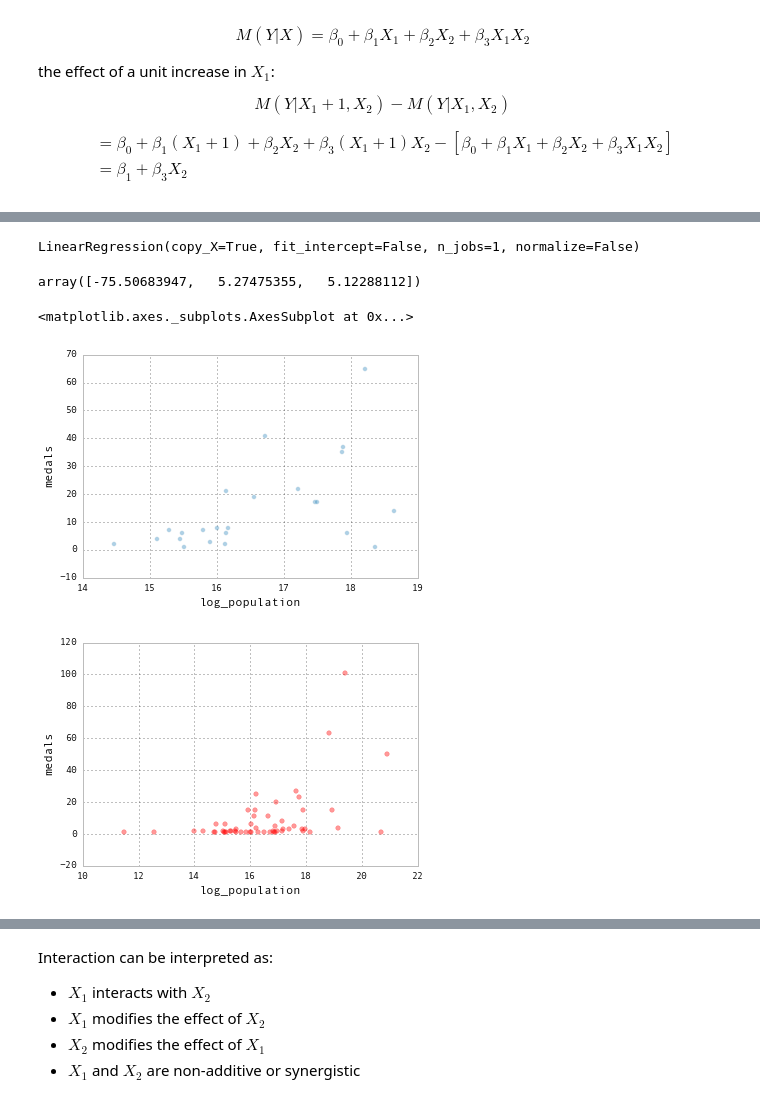
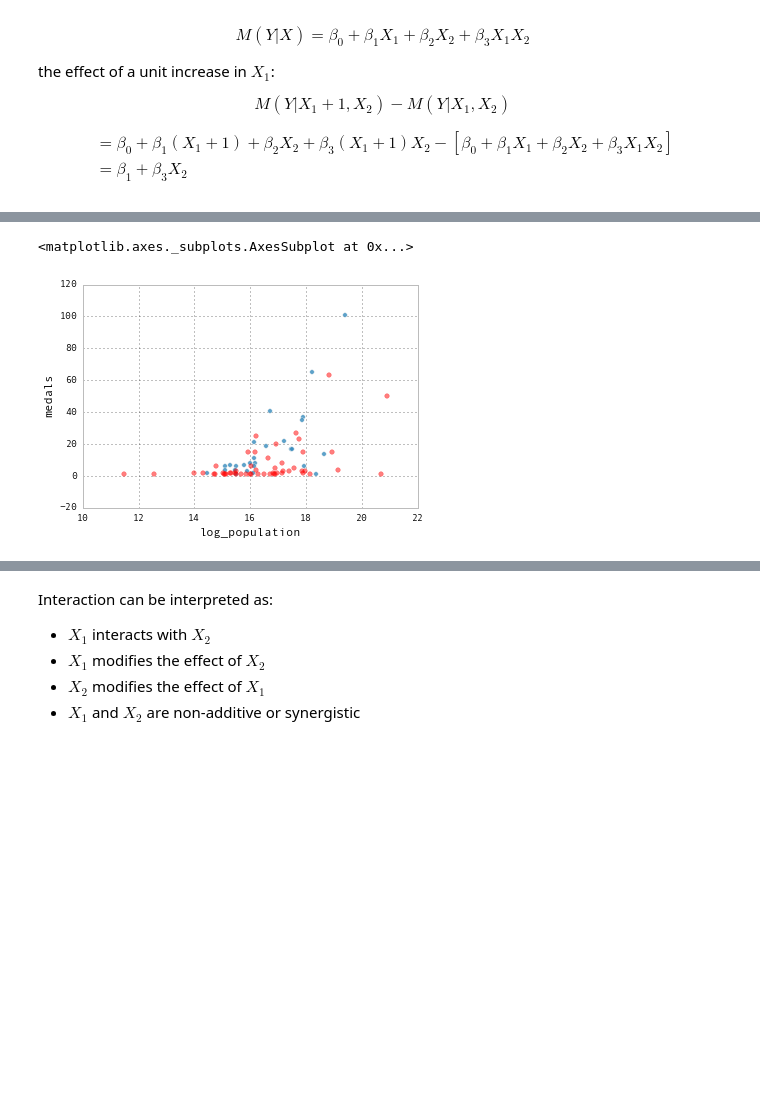
Before and after one commit to fonnesbeck/scipy2015_tutorial, a Jupyter notebook: notebooks/3. Fitting Regression Models.ipynb, the cells around one changed output, grey strips where cells are left out. Saved outputs shown, nothing was run; the diff lists cells and outputs as text; code cells hidden in the pictures; blank space fills up the shorter version.

```diff
--- a/notebooks/3. Fitting Regression Models.ipynb
+++ b/notebooks/3. Fitting Regression Models.ipynb
@@ -250,0 +263,3 @@ plt.plot(x, poly_line.predict(X), color='blue',
+# %%
+medals = pd.read_csv('../data/medals.csv')
+medals.head()
@@ -330,17 +387,6 @@ DesignMatrix with shape (207, 4)
-# %%
-interaction_model = linear_model.LinearRegression(fit_intercept=False)
-interaction_model.fit(X, y)
-# %% [output]
-LinearRegression(copy_X=True, fit_intercept=False, n_jobs=1, normalize=False)
-# %%
-interaction_model.coef_
-# %% [output]
-array([-75.50683947,   5.27475355,   5.12288112])
 # %%
-ax = medals_data[medals_data.oecd].plot(x='log_population', y='medals', kind='scatter', alpha=0.4)
-medals_data[~medals_data.oecd].plot(x='log_population', y='medals', kind='scatter', color='r',
-                                           alpha=0.4)
+ax = medals[medals.oecd==1].plot(x='log_population', y='medals', kind='scatter', alpha=0.8)
+medals[medals.oecd==0].plot(x='log_population', y='medals', kind='scatter', color='red', alpha=0.5, ax=ax)
 # %% [output]
 <matplotlib.axes._subplots.AxesSubplot at 0x...>
-[figure, old version]
+[figure, new version]
-[figure, removed]
```
Also changed, not shown: parts of 47 cells of this notebook, 12 other files.
